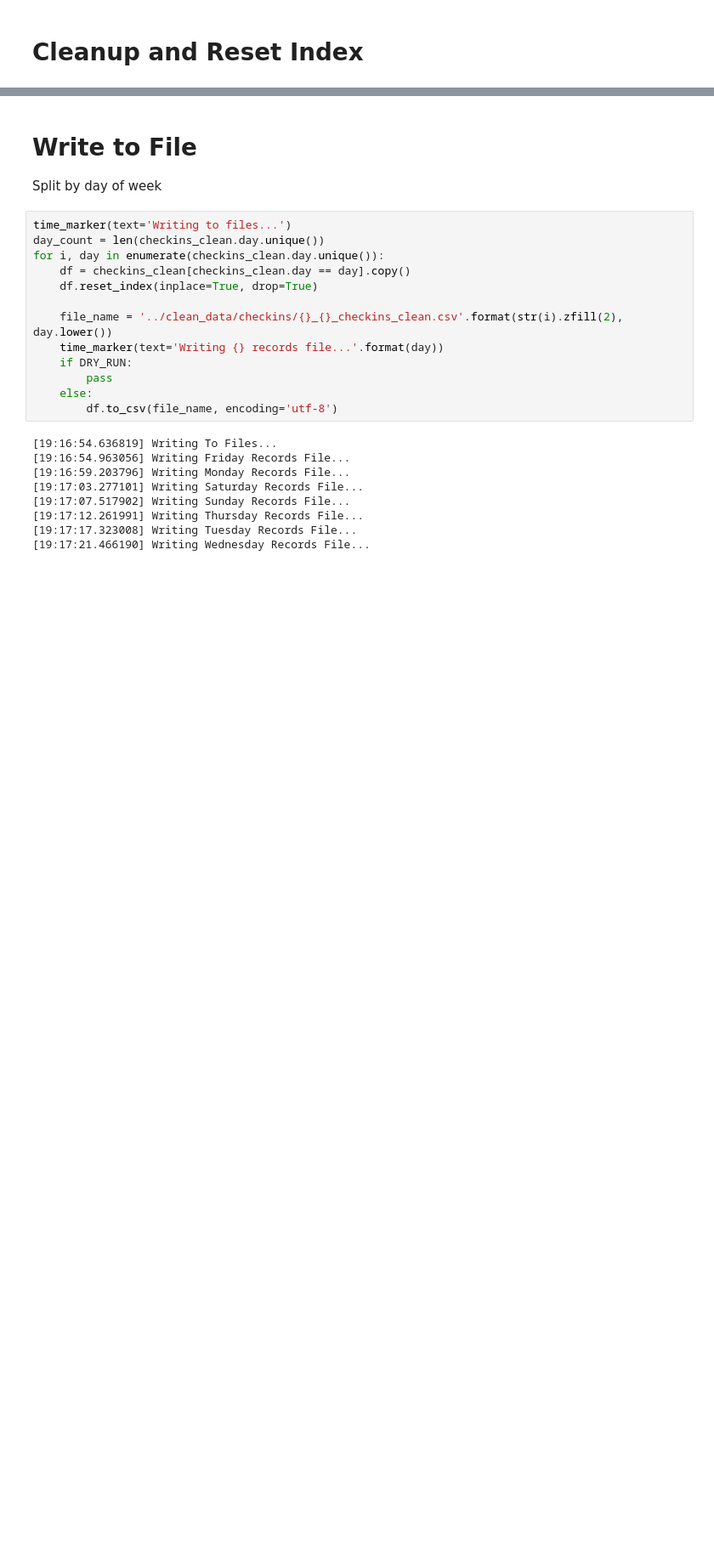
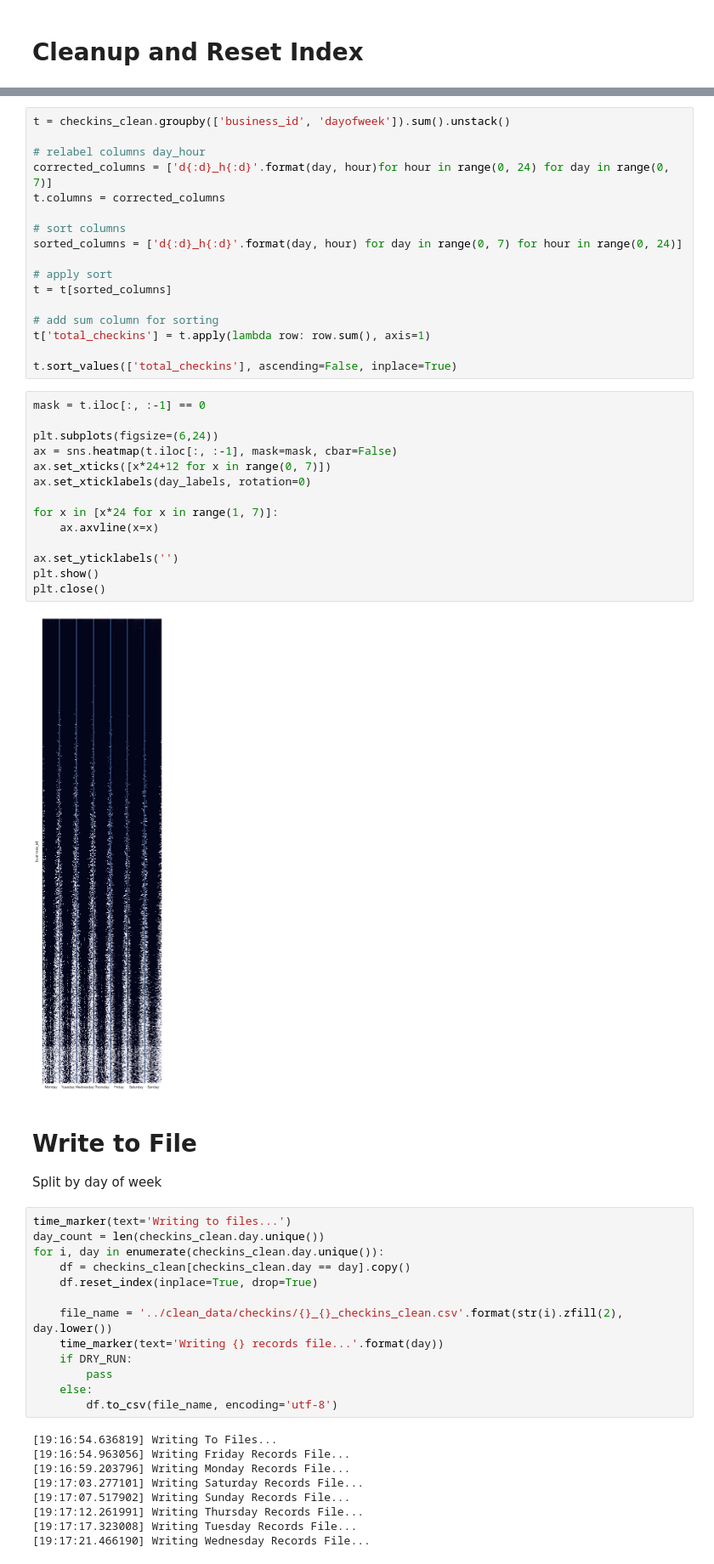
Before and after one commit to samgutentag/yelpsubtopics, a Jupyter notebook: 01_DataWrangling/DataWrangling_02_Checkin.ipynb, the cells around one changed output, grey strips where cells are left out. Shown at 85% size. Saved outputs shown, nothing was run; the diff lists cells and outputs as text; blank space fills up the shorter version.

```diff
--- a/01_DataWrangling/DataWrangling_02_Checkin.ipynb
+++ b/01_DataWrangling/DataWrangling_02_Checkin.ipynb
@@ -140,3 +186,36 @@ checkins_clean.head(3)
+# %%
+t = checkins_clean.groupby(['business_id', 'dayofweek']).sum().unstack()
+
+# relabel columns day_hour
+corrected_columns = ['d{:d}_h{:d}'.format(day, hour)for hour in range(0, 24) for day in range(0, 7)]
+t.columns = corrected_columns
+
+# sort columns
+sorted_columns = ['d{:d}_h{:d}'.format(day, hour) for day in range(0, 7) for hour in range(0, 24)]
+
+# apply sort
+t = t[sorted_columns]
+
+# add sum column for sorting
+t['total_checkins'] = t.apply(lambda row: row.sum(), axis=1)
+
+t.sort_values(['total_checkins'], ascending=False, inplace=True)
+# %%
+mask = t.iloc[:, :-1] == 0
+
+plt.subplots(figsize=(6,24))
+ax = sns.heatmap(t.iloc[:, :-1], mask=mask, cbar=False)
+ax.set_xticks([x*24+12 for x in range(0, 7)])
+ax.set_xticklabels(day_labels, rotation=0)
+
+for x in [x*24 for x in range(1, 7)]:
+    ax.axvline(x=x)
+
+ax.set_yticklabels('')
+plt.show()
+plt.close()
+# %% [output]
+[figure, added]
 # %% [markdown]
 # Write to File
 <p>Split by day of week</p>
```
Also changed, not shown: parts of 11 cells of this notebook, 5 other files.
